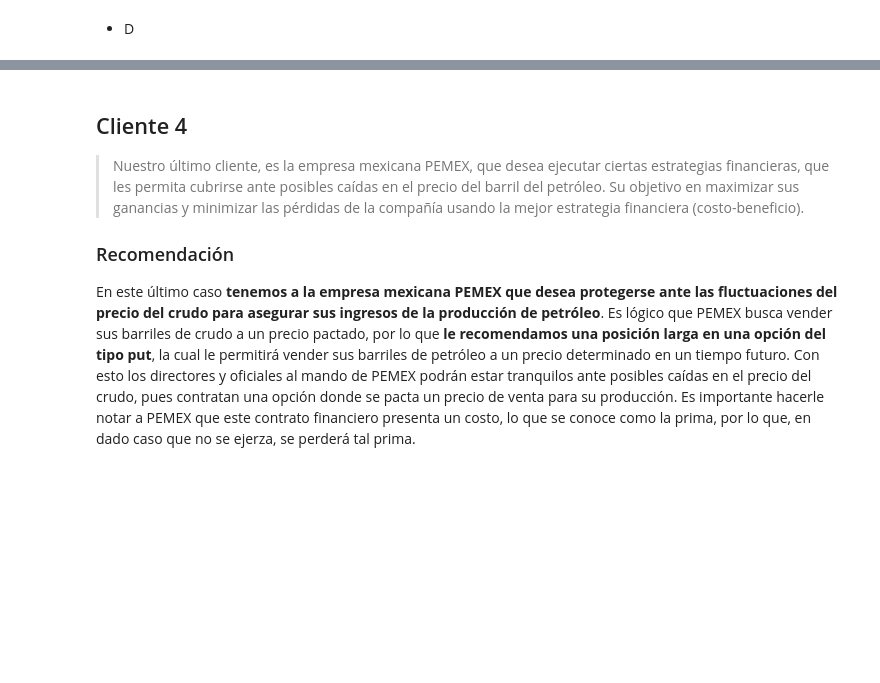
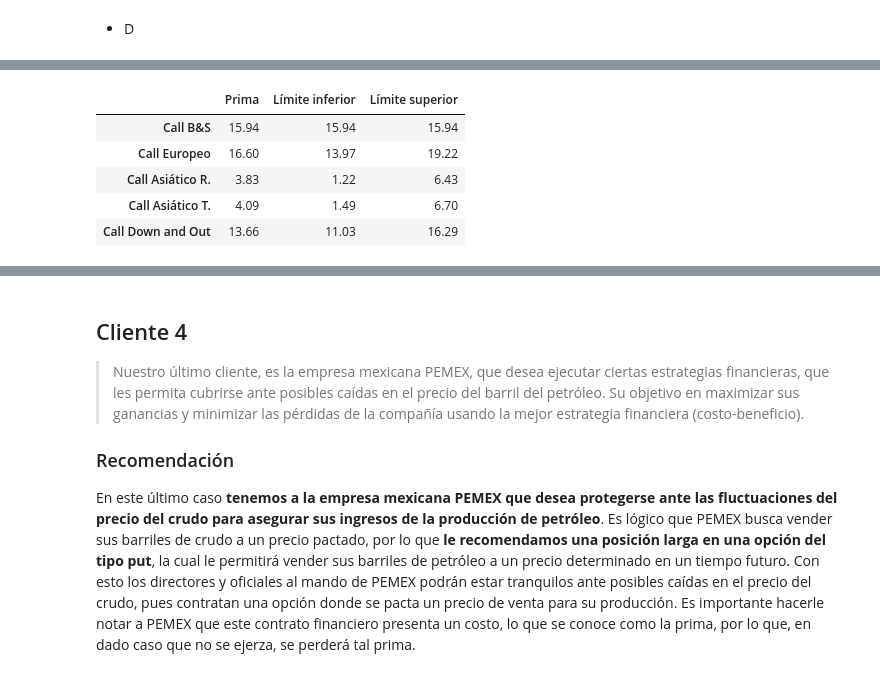
Before and after one commit to diegolazareno/Examen3_SPF, a Jupyter notebook: Examen_Tema3_DALopez.ipynb, the cells around one changed output, grey strips where cells are left out. Cells and saved outputs as stored; diff of their text form; code cells hidden in the pictures; blank space fills up the shorter version.

```diff
--- a/Examen_Tema3_DALopez.ipynb
+++ b/Examen_Tema3_DALopez.ipynb
@@ -821,0 +965,12 @@ print("Último precio de cotización: " + str(data3["Adj Close"].iloc[-1]))
+# %%
+rf = 0.26 / 100 / 252
+K3, B3 = 1850, 1750
+valuation3 = valuation(data3["Adj Close"], K3, B3, "2022-01-15", rf, 10000, 100, "Call")
+valuation3
+# %% [output]
+|  | Prima | Límite inferior | Límite superior |
+| Call B&S | 15.94 | 15.94 | 15.94 |
+| Call Europeo | 16.60 | 13.97 | 19.22 |
+| Call Asiático R. | 3.83 | 1.22 | 6.43 |
+| Call Asiático T. | 4.09 | 1.49 | 6.70 |
+| Call Down and Out | 13.66 | 11.03 | 16.29 |
```
Also changed, not shown: parts of 17 cells of this notebook, 1 other file.
